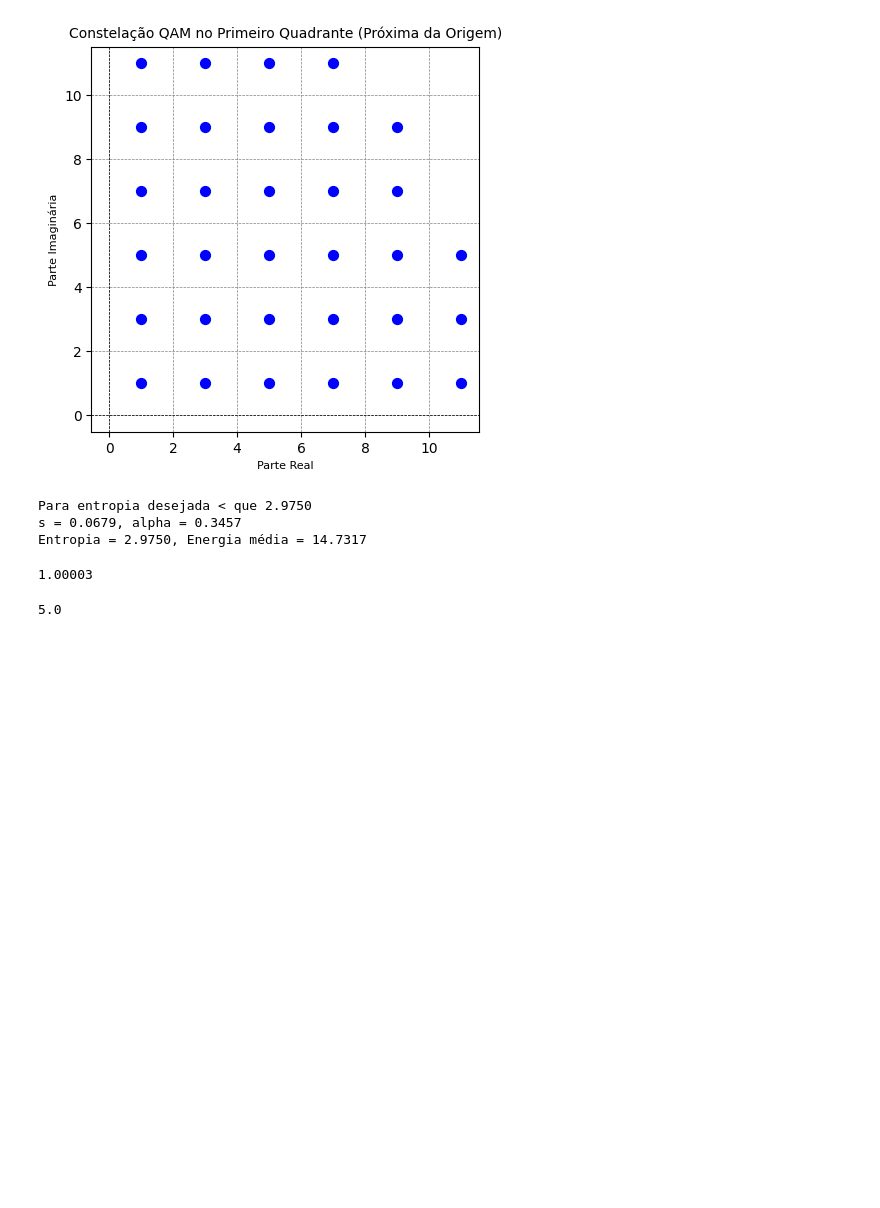
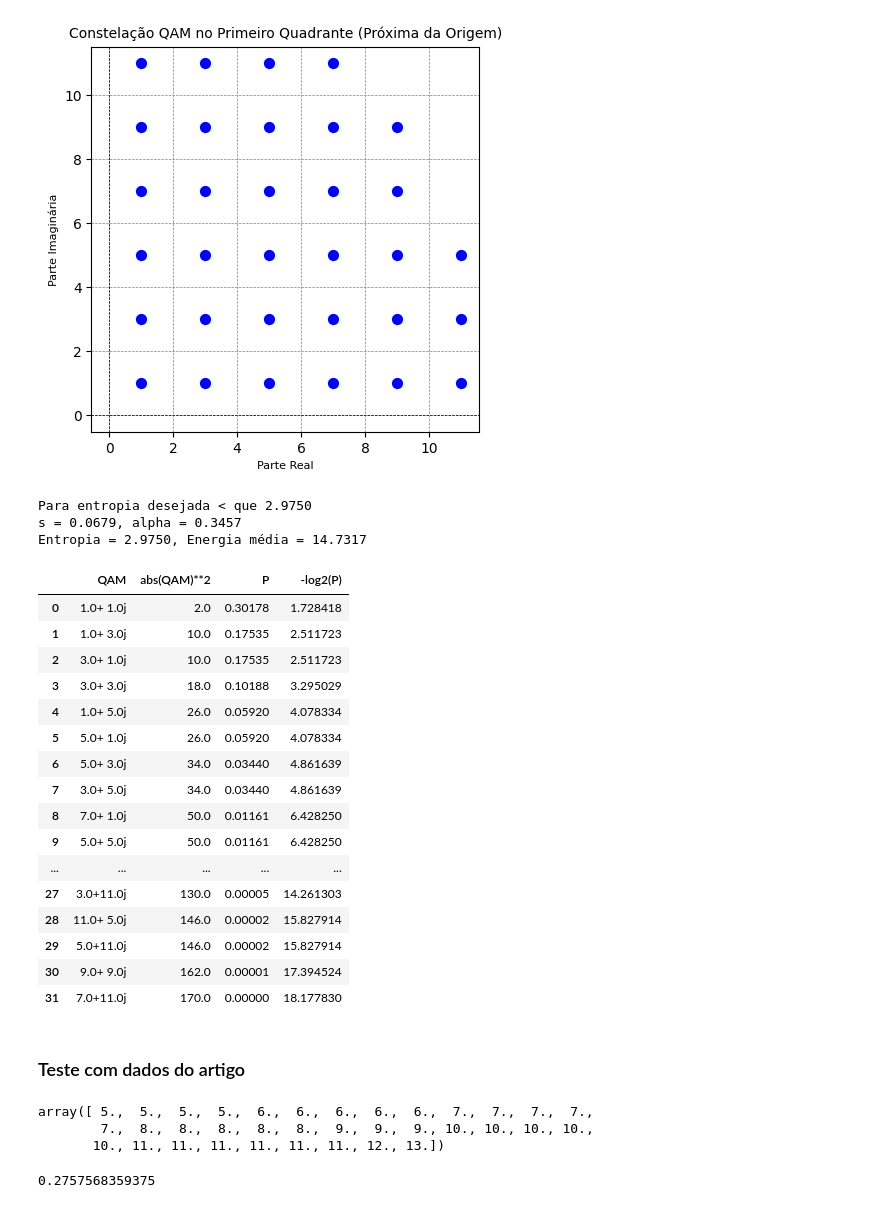
Before and after one commit to carolinesma/PCS, a Jupyter notebook: Huffman Shaping/base.ipynb, the cells around one changed output. Drawn from its saved outputs; the diff is of its cells as text; code cells hidden in the pictures; blank space fills up the shorter version.

```diff
--- a/Huffman Shaping/base.ipynb
+++ b/Huffman Shaping/base.ipynb
@@ -294,16 +294,30 @@ s_e, alpha_e, p_e, H_e, E_e = optimize_for_entropy(qam_closest, R_target, (1e-5,
 print(f"\nPara entropia desejada < que {R_target:.4f}")
 print(f"s = {s_e:.4f}, alpha = {alpha_e:.4f}")
 print(f"Entropia = {H_e:.4f}, Energia média = {E_e:.4f}")
-df = pd.DataFrame({'QAM': qam_closest, 'abs(QAM)**2': np.abs(qam_closest)**2, 'P': np.round(p_e, 5), "-log2(p_e)": -np.log2(p_e)})
+df = pd.DataFrame({'QAM': qam_closest, 'abs(QAM)**2': np.abs(qam_closest)**2, 'P': np.round(p_e, 5), "-log2(P)": -np.log2(p_e)})
 # %% [output]
 Para entropia desejada < que 2.9750
 s = 0.0679, alpha = 0.3457
 Entropia = 2.9750, Energia média = 14.7317
 # %%
-df["P"].sum()
+df
 # %% [output]
-1.00003
+|  | QAM | abs(QAM)**2 | P | -log2(P) |
+| 0 | 1.0+ 1.0j | 2.0 | 0.30178 | 1.728418 |
+| 1 | 1.0+ 3.0j | 10.0 | 0.17535 | 2.511723 |
+| 2 | 3.0+ 1.0j | 10.0 | 0.17535 | 2.511723 |
+| 3 | 3.0+ 3.0j | 18.0 | 0.10188 | 3.295029 |
+| 4 | 1.0+ 5.0j | 26.0 | 0.05920 | 4.078334 |
+| 5 | 5.0+ 1.0j | 26.0 | 0.05920 | 4.078334 |
+| 6 | 5.0+ 3.0j | 34.0 | 0.03440 | 4.861639 |
+| 7 | 3.0+ 5.0j | 34.0 | 0.03440 | 4.861639 |
+| 8 | 7.0+ 1.0j | 50.0 | 0.01161 | 6.428250 |
+| 9 | 5.0+ 5.0j | 50.0 | 0.01161 | 6.428250 |
+| ... | ... | ... | ... | ... |
+| 27 | 3.0+11.0j | 130.0 | 0.00005 | 14.261303 |
+| 28 | 11.0+ 5.0j | 146.0 | 0.00002 | 15.827914 |
+| 29 | 5.0+11.0j | 146.0 | 0.00002 | 15.827914 |
+| 30 | 9.0+ 9.0j | 162.0 | 0.00001 | 17.394524 |
+| 31 | 7.0+11.0j | 170.0 | 0.00000 | 18.177830 |
-# %%
--np.log2(0.03125)
-# %% [output]
-5.0
+# %% [markdown]
+### Teste com dados do artigo
@@ -309,0 +333,11 @@ df["P"].sum()
+# %%
+np.round(-np.log2(p_i))
+# %% [output]
+array([ 5.,  5.,  5.,  5.,  6.,  6.,  6.,  6.,  6.,  7.,  7.,  7.,  7.,
+        7.,  8.,  8.,  8.,  8.,  8.,  9.,  9.,  9., 10., 10., 10., 10.,
+       10., 11., 11., 11., 11., 11., 11., 12., 13.])
+# %%
+l_i = np.round(-np.log2(p_i))
+np.sum((2**(-l_i)))
+# %% [output]
+0.2757568359375
```
Also changed, not shown: parts of 3 cells of this notebook.
